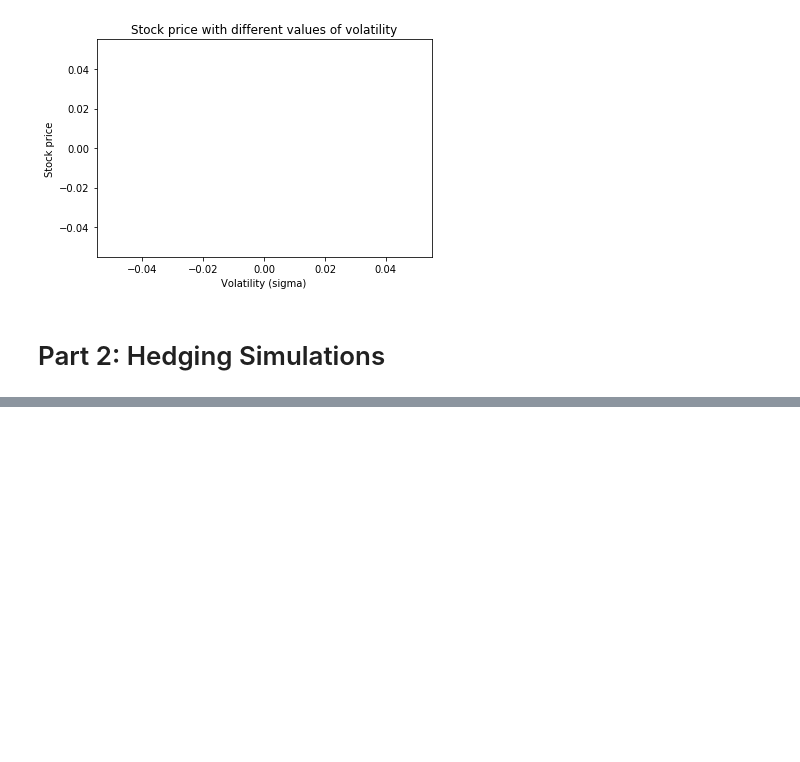
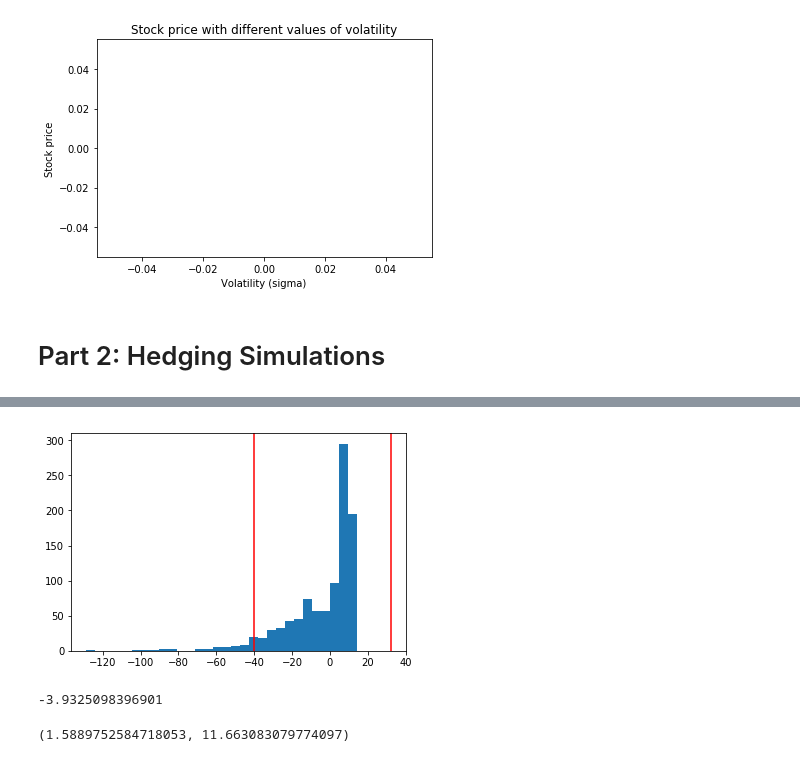
Before and after one commit to RomyM08/Comp_finance, a Jupyter notebook: Assignment1.ipynb, the cells around one changed output, grey strips where cells are left out. Saved outputs shown, nothing was run; the diff lists cells and outputs as text; code cells hidden in the pictures; blank space fills up the shorter version.

```diff
--- a/Assignment1.ipynb
+++ b/Assignment1.ipynb
@@ -343,0 +466,16 @@ print(anal_delta[-100])
+# %%
+CI = stats.norm.interval(0.95, loc = np.mean(end_change), scale = np.std(end_change)) # check this
+plt.axvline(CI[0], color = 'r')
+plt.axvline(CI[1], color = 'r')
+plt.hist(end_change, bins = 30)
+plt.show()
+# %% [output]
+[figure, added]
+# %%
+np.mean(end_change)
+# %% [output]
+-3.9325098396901
+# %%
+print(black_scholes(86, 99, 0.06, 0.2, 0.5))
+# %% [output]
+(1.5889752584718053, 11.663083079774097)
```
Also changed, not shown: parts of 17 cells of this notebook.
